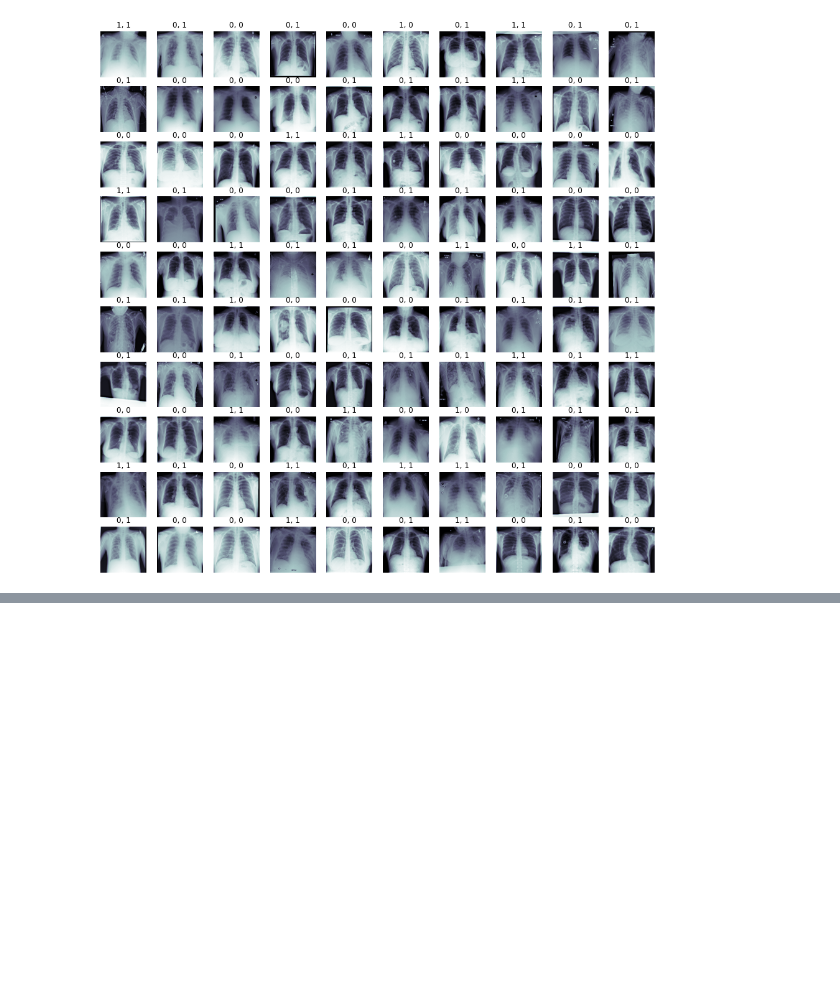
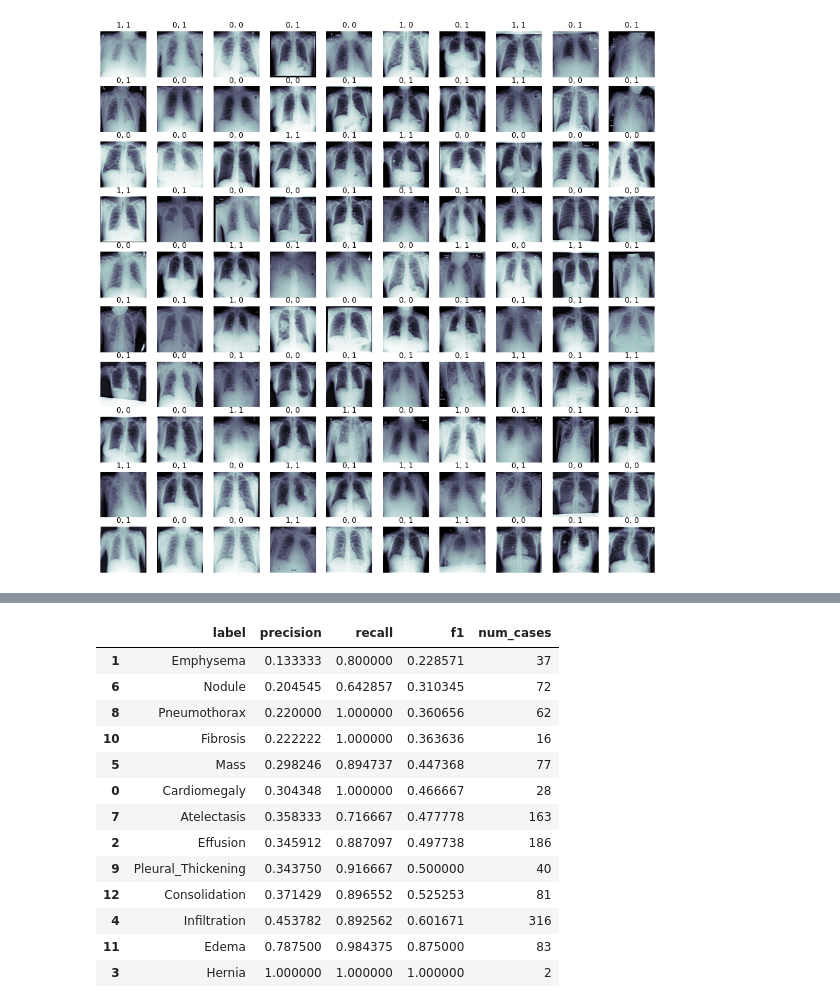
Before and after one commit to Thada-Jirajaras/Pneumonia-Detection-From-Chest-X-Rays, a Jupyter notebook: Build and train model.ipynb, the cells around one changed output, grey strips where cells are left out. Cells and saved outputs as stored; diff of their text form; code cells hidden in the pictures; blank space fills up the shorter version.

```diff
--- a/Build and train model.ipynb
+++ b/Build and train model.ipynb
@@ -339,0 +386,34 @@ for (c_x, c_y, c_ax) in zip(valX[0:100], valY[0:100], m_axs.flatten()):
+# %%
+from sklearn.metrics import precision_recall_fscore_support
+from source.predict import calc_f1
+performance = {'label': [], 'precision': [], 'recall': [], 'f1': [], 'num_cases': []}
+for item in all_labels:
+    if (item == 'No Finding') | (item == 'Pneumonia'):
+        continue
+    subtable = val_data[val_data[item] == 1]
+    y_pred = subtable.Pneumonia_predict.tolist()
+    y_true = subtable.Pneumonia.tolist()
+    precision, recall, f1, support= precision_recall_fscore_support(y_true, np.asarray(y_pred) >= 0.44090602)
+    performance['label'].append(item)
+    performance['precision'].append(precision[1])
+    performance['recall'].append(recall[1])
+    performance['f1'].append(f1[1])
+    performance['num_cases'].append(sum(support))
+performance = pd.DataFrame(performance)
+performance = performance.sort_values('f1')
+performance
+# %% [output]
+|  | label | precision | recall | f1 | num_cases |
+| 1 | Emphysema | 0.133333 | 0.800000 | 0.228571 | 37 |
+| 6 | Nodule | 0.204545 | 0.642857 | 0.310345 | 72 |
+| 8 | Pneumothorax | 0.220000 | 1.000000 | 0.360656 | 62 |
+| 10 | Fibrosis | 0.222222 | 1.000000 | 0.363636 | 16 |
+| 5 | Mass | 0.298246 | 0.894737 | 0.447368 | 77 |
+| 0 | Cardiomegaly | 0.304348 | 1.000000 | 0.466667 | 28 |
+| 7 | Atelectasis | 0.358333 | 0.716667 | 0.477778 | 163 |
+| 2 | Effusion | 0.345912 | 0.887097 | 0.497738 | 186 |
+| 9 | Pleural_Thickening | 0.343750 | 0.916667 | 0.500000 | 40 |
+| 12 | Consolidation | 0.371429 | 0.896552 | 0.525253 | 81 |
+| 4 | Infiltration | 0.453782 | 0.892562 | 0.601671 | 316 |
+| 11 | Edema | 0.787500 | 0.984375 | 0.875000 | 83 |
+| 3 | Hernia | 1.000000 | 1.000000 | 1.000000 | 2 |
```
Also changed, not shown: parts of 11 cells of this notebook, 7 other files.
